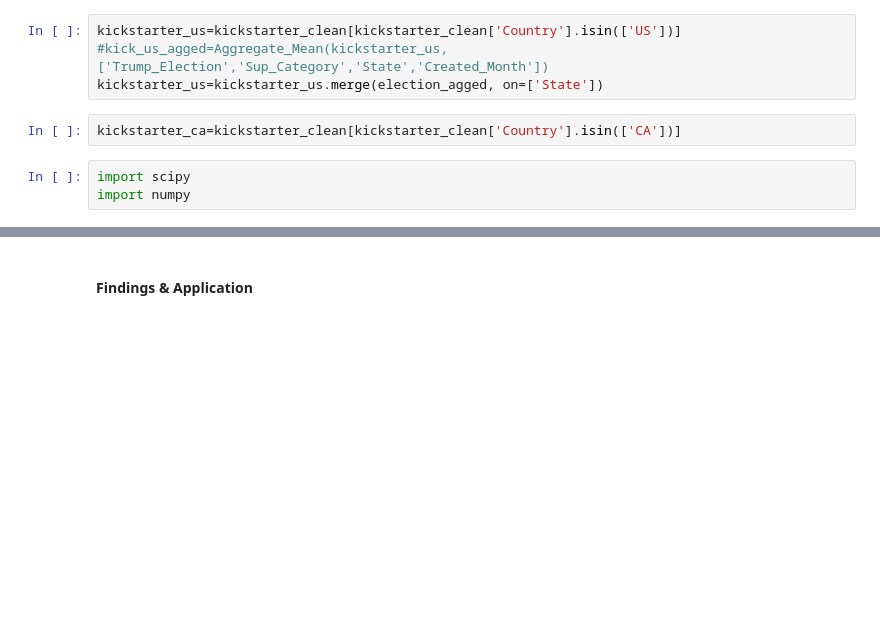
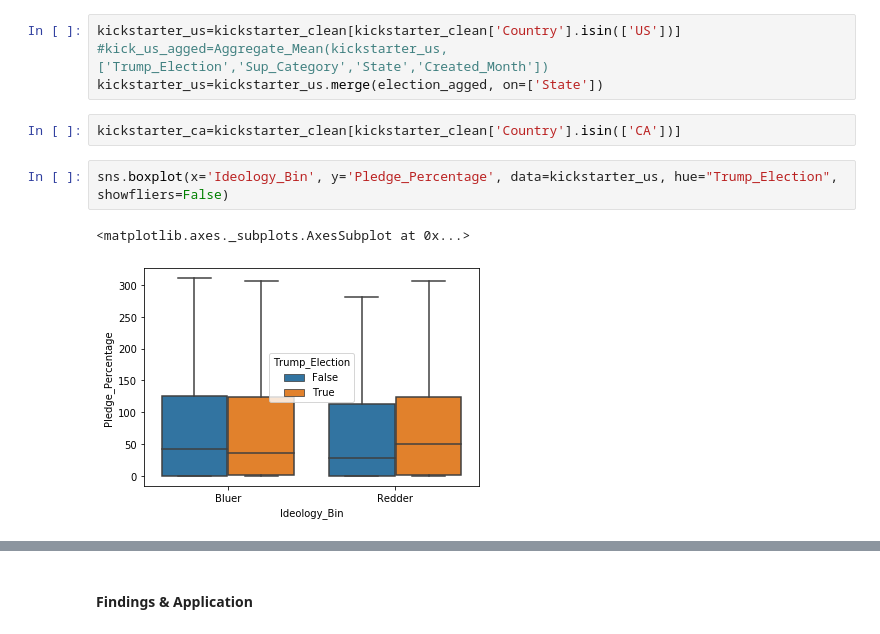
Before and after one commit to powergascan/mod3-hypothesis-testing, a Jupyter notebook: hypothesis_testing.ipynb, the cells around one changed output, grey strips where cells are left out. Saved outputs shown, nothing was run; the diff lists cells and outputs as text; blank space fills up the shorter version.

```diff
--- a/hypothesis_testing.ipynb
+++ b/hypothesis_testing.ipynb
@@ -59,6 +88,8 @@ kickstarter_us=kickstarter_clean[kickstarter_clean['Country'].isin(['US'])]
 kickstarter_us=kickstarter_us.merge(election_agged, on=['State'])
 # %%
 kickstarter_ca=kickstarter_clean[kickstarter_clean['Country'].isin(['CA'])]
-# %%
-import scipy
-import numpy
+# %%
+sns.boxplot(x='Ideology_Bin', y='Pledge_Percentage', data=kickstarter_us, hue="Trump_Election", showfliers=False)
+# %% [output]
+<matplotlib.axes._subplots.AxesSubplot at 0x...>
+[figure, added]
```
Also changed, not shown: parts of 31 cells of this notebook, 5 other files.
